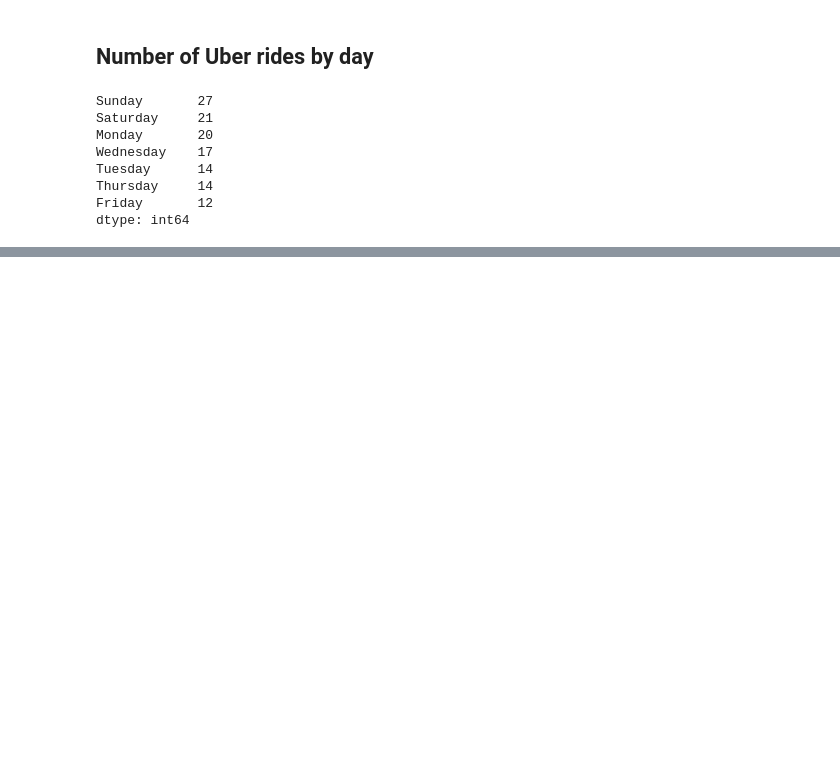
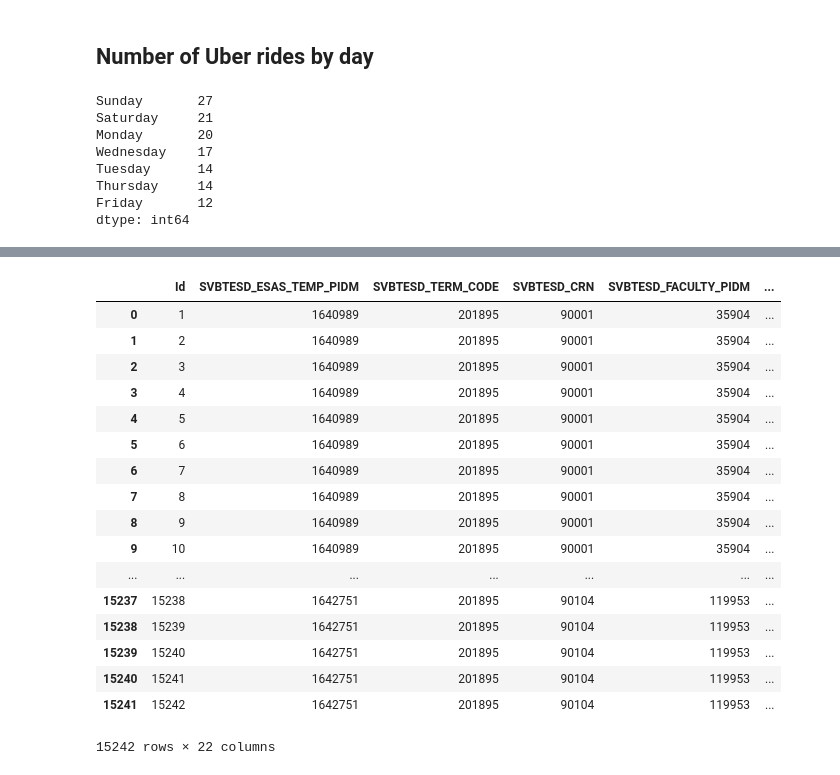
Before and after one commit to andrsGutirrz/Python-Knowledge, a Jupyter notebook: Pandas_walkthrough/Pandas Walkthrough.ipynb, the cells around one changed output, grey strips where cells are left out. Saved outputs shown, nothing was run; the diff lists cells and outputs as text; code cells hidden in the pictures; blank space fills up the shorter version.

```diff
--- a/Pandas_walkthrough/Pandas Walkthrough.ipynb
+++ b/Pandas_walkthrough/Pandas Walkthrough.ipynb
@@ -249,0 +252,3 @@ dtype: int64
+# %%
+hidro = pd.read_excel("SVBTESD.xlsx")
+hidro.head()
@@ -249,0 +263,21 @@ dtype: int64
+# %%
+hidro.pi
+# %% [output]
+|  | Id | SVBTESD_ESAS_TEMP_PIDM | SVBTESD_TERM_CODE | SVBTESD_CRN | SVBTESD_FACULTY_PIDM | ... |
+| 0 | 1 | 1640989 | 201895 | 90001 | 35904 | ... |
+| 1 | 2 | 1640989 | 201895 | 90001 | 35904 | ... |
+| 2 | 3 | 1640989 | 201895 | 90001 | 35904 | ... |
+| 3 | 4 | 1640989 | 201895 | 90001 | 35904 | ... |
+| 4 | 5 | 1640989 | 201895 | 90001 | 35904 | ... |
+| 5 | 6 | 1640989 | 201895 | 90001 | 35904 | ... |
+| 6 | 7 | 1640989 | 201895 | 90001 | 35904 | ... |
+| 7 | 8 | 1640989 | 201895 | 90001 | 35904 | ... |
+| 8 | 9 | 1640989 | 201895 | 90001 | 35904 | ... |
+| 9 | 10 | 1640989 | 201895 | 90001 | 35904 | ... |
+| ... | ... | ... | ... | ... | ... | ... |
+| 15237 | 15238 | 1642751 | 201895 | 90104 | 119953 | ... |
+| 15238 | 15239 | 1642751 | 201895 | 90104 | 119953 | ... |
+| 15239 | 15240 | 1642751 | 201895 | 90104 | 119953 | ... |
+| 15240 | 15241 | 1642751 | 201895 | 90104 | 119953 | ... |
+| 15241 | 15242 | 1642751 | 201895 | 90104 | 119953 | ... |
+15242 rows × 22 columns
```
Also changed, not shown: parts of 6 cells of this notebook, 4 other files.
